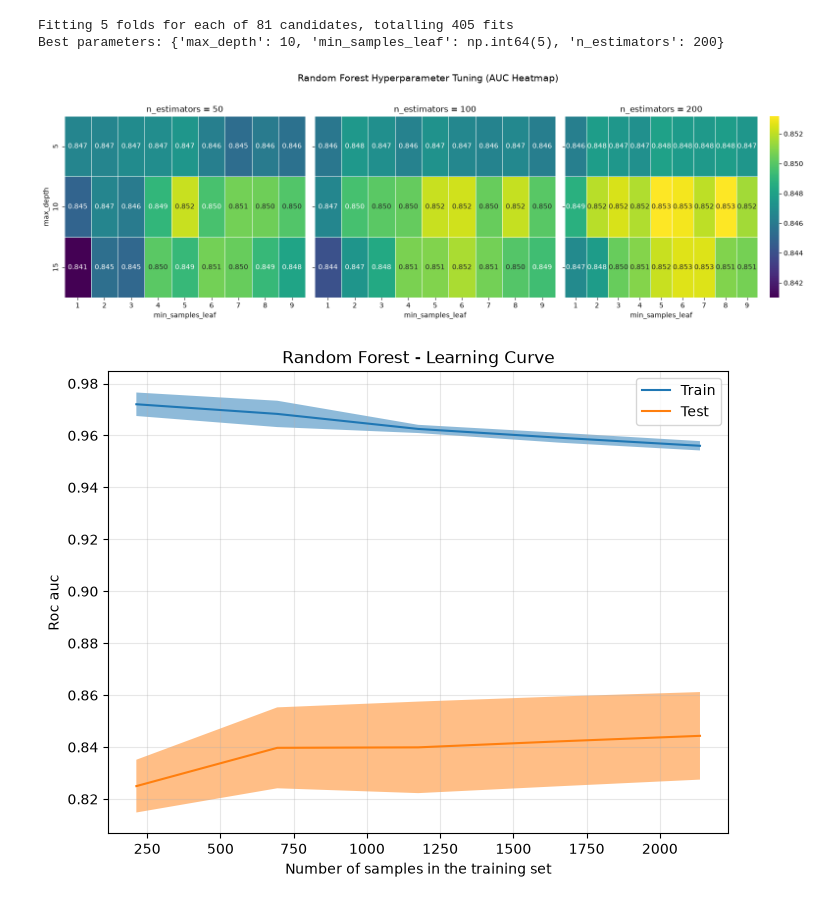
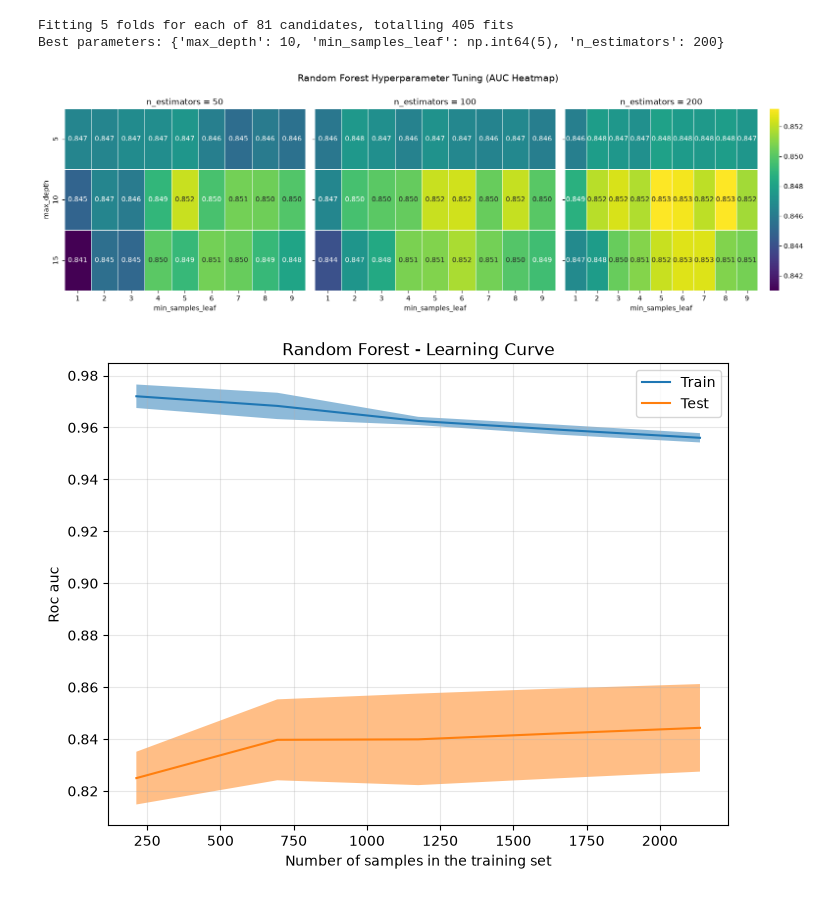
Before and after one commit to BevisWong76/credit-risk-predictor, a Jupyter notebook: credit_risk_classification.ipynb, the cells around one changed output. Drawn from its saved outputs; the diff is of its cells as text; code cells hidden in the pictures.

```diff
--- a/credit_risk_classification.ipynb
+++ b/credit_risk_classification.ipynb
@@ -701,9 +709,9 @@ for depth in depths:
     dt.fit(X_train, y_train)
 
     y_pred = dt.predict_proba(X_val)[:, 1]
-    auc = roc_auc_score(y_val, y_pred)
+    dt_auc = roc_auc_score(y_val, y_pred)
 
-    print('%4s -> %.3f' % (depth, auc))
+    print('%4s -> %.3f' % (depth, dt_auc))
 # %% [output]
    1 -> 0.606
    2 -> 0.661
@@ -863,36 +871,36 @@ for i, n_est in enumerate(n_estimators_list):
     subset = scores_df[scores_df['param_n_estimators'] == n_est]
 
     pivot_table = subset.pivot(
         index='param_max_depth',
         columns='param_min_samples_leaf',
         values='mean_test_score'
     )
 
     # Heatmap
     sns.heatmap(
         pivot_table,
         annot=True,
         fmt='.3f',
         cmap='viridis',
         vmin=vmin, vmax=vmax,
         cbar=(i == len(n_estimators_list) - 1), # Colorbar only on the last heatmap
         ax=ax,
         linewidths=0.5
     )
 
     ax.set_title(f'n_estimators = {n_est}')
     ax.set_xlabel('min_samples_leaf')
     if i == 0:
         ax.set_ylabel('max_depth')
     else:
         ax.set_ylabel('')
 
-plt.suptitle('Random Forest Hyperparameter Tuning (AUC Heatmap)', fontsize=14, y=1.03)
-plt.tight_layout()
+plt.suptitle('Random Forest Hyperparameter Tuning (AUC Heatmap)', fontsize=14, y=1.0)
+plt.tight_layout(rect=[0, 0, 1, 1])
 plt.savefig(tuning_plots_dir / "02_RF_tuning_heatmap.png", dpi=300)
 plt.show()
 # %% [output]
-[figure, old version]
+[figure, new version]
 # %%
 # RF Learning Curve Visualization
 
```
Also changed, not shown: parts of 20 cells of this notebook, 25 other files.
